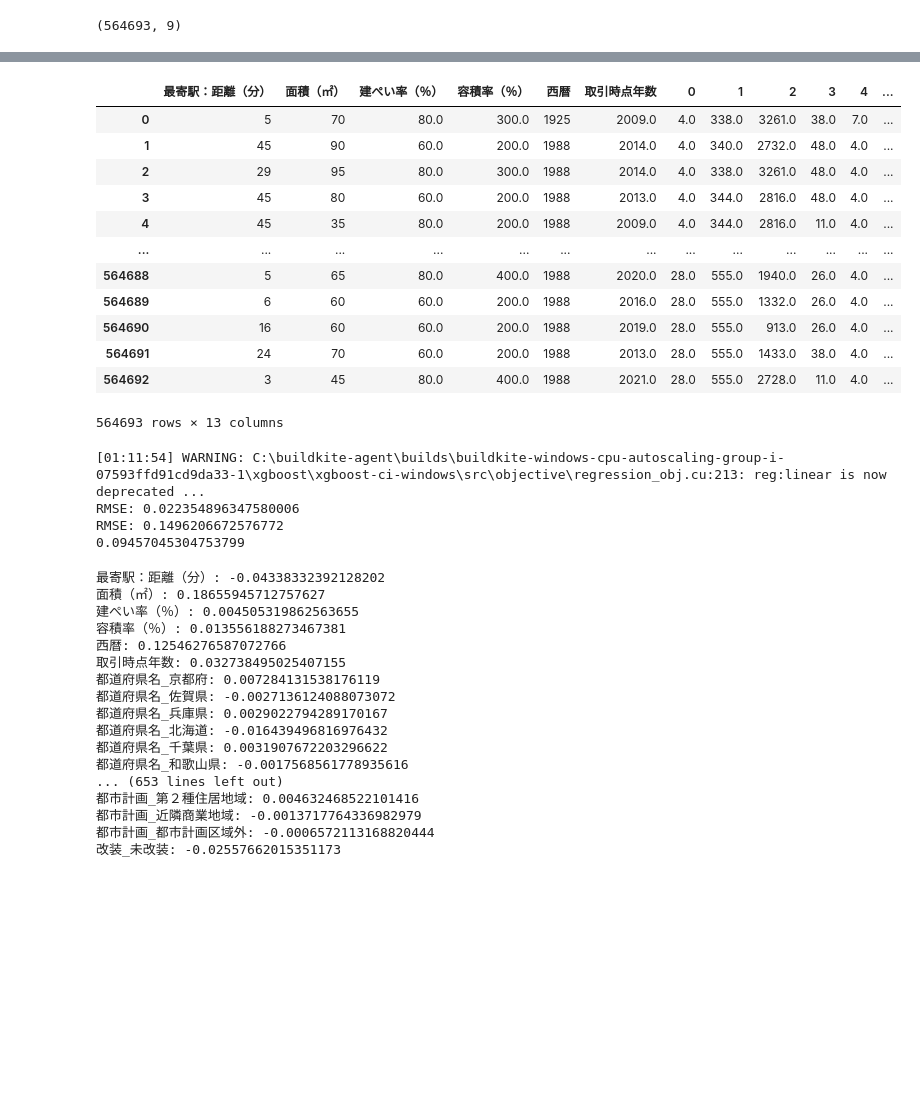
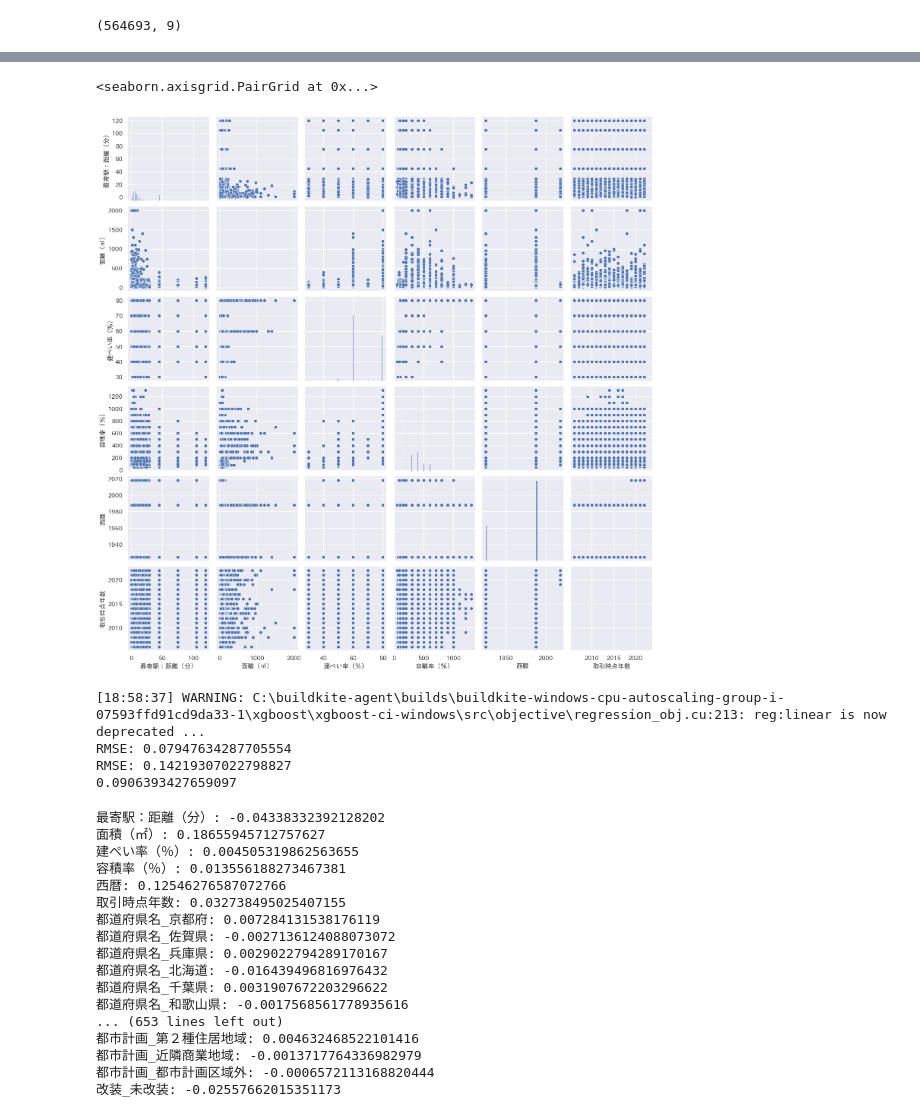
Before and after one commit to KotaroOsako/-, a Jupyter notebook: NISHIKA第一弾！！！-Copy1.ipynb, the cells around one changed output, grey strips where cells are left out. Cells and saved outputs as stored; diff of their text form; code cells hidden in the pictures; blank space fills up the shorter version.

```diff
--- a/NISHIKA第一弾！！！-Copy1.ipynb
+++ b/NISHIKA第一弾！！！-Copy1.ipynb
@@ -189,7 +190,7 @@ df_dummy.drop(['都道府県名',
 KeyboardInterrupt:
 # %%
 from sklearn.preprocessing import OrdinalEncoder
-oe = preprocessing.OrdinalEncoder()
+oe = OrdinalEncoder()
 
 labels = df_edit1[[
 #     '市区町村コード',
@@ -226,19 +244,12 @@ print(labels_id.shape)
 # %%
-df_dummy
+import seaborn as sns
+import japanize_matplotlib
+import matplotlib.pyplot as plt
+# sns.set(font='Hiragino Sans')zz
+sns.pairplot(df_dummy[['最寄駅：距離（分）', '面積（㎡）', '建ぺい率（％）','容積率（％）','西暦','取引時点年数',]])
 # %% [output]
-|  | 最寄駅：距離（分） | 面積（㎡） | 建ぺい率（％） | 容積率（％） | 西暦 | 取引時点年数 | 0 | 1 | 2 | 3 | 4 | ... |
-| 0 | 5 | 70 | 80.0 | 300.0 | 1925 | 2009.0 | 4.0 | 338.0 | 3261.0 | 38.0 | 7.0 | ... |
-| 1 | 45 | 90 | 60.0 | 200.0 | 1988 | 2014.0 | 4.0 | 340.0 | 2732.0 | 48.0 | 4.0 | ... |
-| 2 | 29 | 95 | 80.0 | 300.0 | 1988 | 2014.0 | 4.0 | 338.0 | 3261.0 | 48.0 | 4.0 | ... |
-| 3 | 45 | 80 | 60.0 | 200.0 | 1988 | 2013.0 | 4.0 | 344.0 | 2816.0 | 48.0 | 4.0 | ... |
-| 4 | 45 | 35 | 80.0 | 200.0 | 1988 | 2009.0 | 4.0 | 344.0 | 2816.0 | 11.0 | 4.0 | ... |
-| ... | ... | ... | ... | ... | ... | ... | ... | ... | ... | ... | ... | ... |
-| 564688 | 5 | 65 | 80.0 | 400.0 | 1988 | 2020.0 | 28.0 | 555.0 | 1940.0 | 26.0 | 4.0 | ... |
-| 564689 | 6 | 60 | 60.0 | 200.0 | 1988 | 2016.0 | 28.0 | 555.0 | 1332.0 | 26.0 | 4.0 | ... |
-| 564690 | 16 | 60 | 60.0 | 200.0 | 1988 | 2019.0 | 28.0 | 555.0 | 913.0 | 26.0 | 4.0 | ... |
-| 564691 | 24 | 70 | 60.0 | 200.0 | 1988 | 2013.0 | 28.0 | 555.0 | 1433.0 | 38.0 | 4.0 | ... |
-| 564692 | 3 | 45 | 80.0 | 400.0 | 1988 | 2021.0 | 28.0 | 555.0 | 2728.0 | 11.0 | 4.0 | ... |
-564693 rows × 13 columns
+<seaborn.axisgrid.PairGrid at 0x...>
+[figure, added]
 # %%
 from sklearn.model_selection import train_test_split
 X_train, X_test, y_train, y_test = train_test_split(df_dummy, df_test, test_size=0.4, random_state=41)
@@ -275,10 +286,10 @@ rmse = np.sqrt(mse)
 print("RMSE:", rmse)
 print(mae)
 # %% [output]
-[01:11:54] WARNING: C:\buildkite-agent\builds\buildkite-windows-cpu-autoscaling-group-i-07593ffd91cd9da33-1\xgboost\xgboost-ci-windows\src\objective\regression_obj.cu:213: reg:linear is now deprecated ...
-RMSE: 0.022354896347580006
-RMSE: 0.1496206672576772
-0.09457045304753799
+[18:58:37] WARNING: C:\buildkite-agent\builds\buildkite-windows-cpu-autoscaling-group-i-07593ffd91cd9da33-1\xgboost\xgboost-ci-windows\src\objective\regression_obj.cu:213: reg:linear is now deprecated ...
+RMSE: 0.07947634287705554
+RMSE: 0.14219307022798827
+0.0906393427659097
 # %%
 coefficients = pipe.named_steps['regressor'].coef_
 # 各特徴量の係数を出力
```
Also changed, not shown: parts of 6 cells of this notebook, 1 other file.
